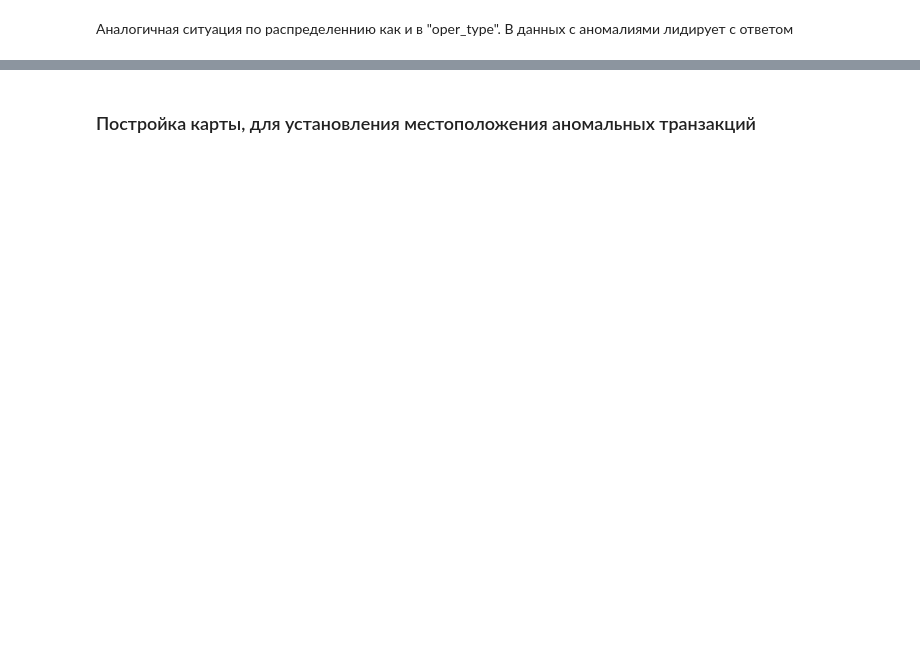
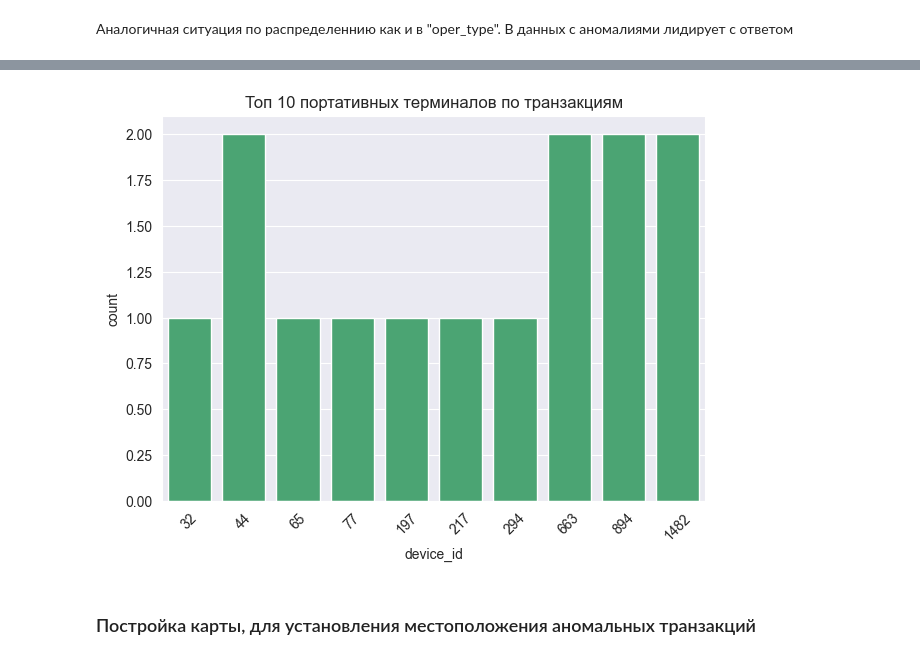
Before and after one commit to Filin153/RinhHack_2024, a Jupyter notebook: anomaly.ipynb, the cells around one changed output, grey strips where cells are left out. Drawn from its saved outputs; the diff is of its cells as text; code cells hidden in the pictures; blank space fills up the shorter version.

```diff
--- a/anomaly.ipynb
+++ b/anomaly.ipynb
@@ -140,3 +157,11 @@ plt.show()
+# %%
+plt.figure(figsize=(7, 5))
+sns.barplot(data=top_portable_term, x='device_id', y='count', color='mediumseagreen')
+plt.title('Топ 10 портативных терминалов по транзакциям')
+plt.xticks(rotation=45)
+plt.show()
+# %% [output]
+[figure, added]
 # %% [markdown]
 ### Постройка карты, для установления местоположения аномальных транзакций
 # %%
```
Also changed, not shown: parts of 10 cells of this notebook, 2 other files.
